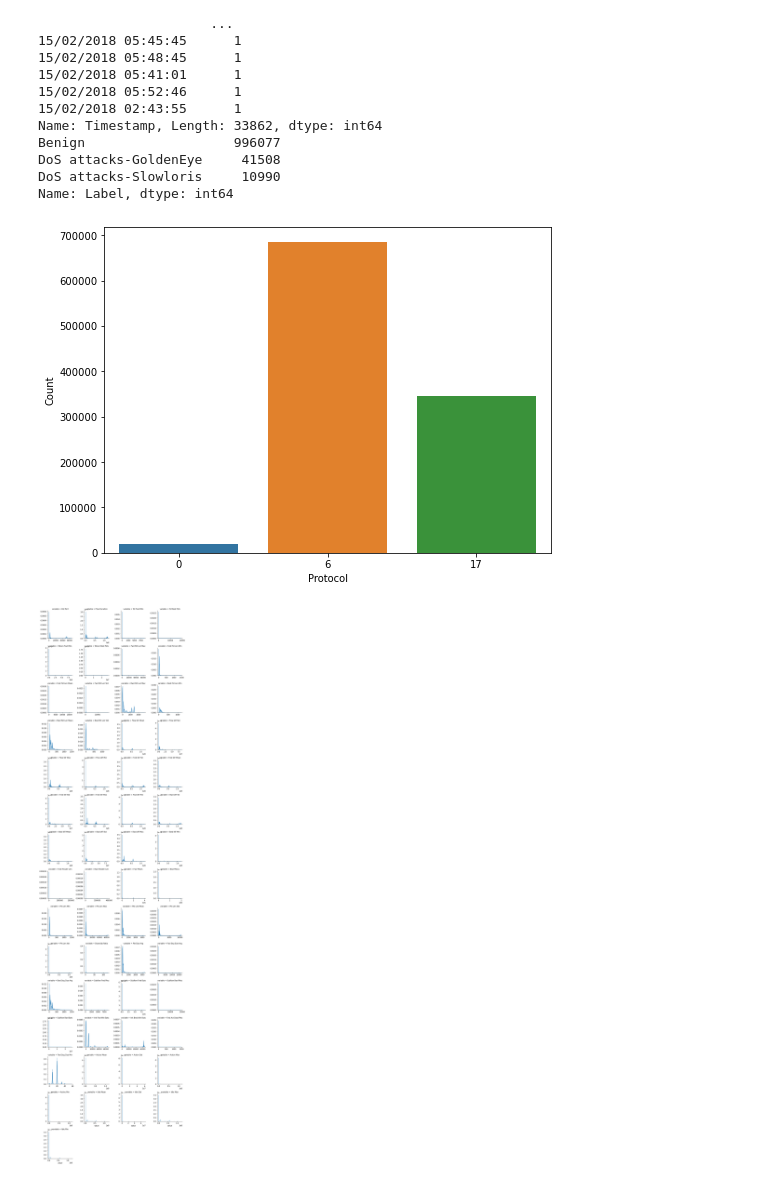
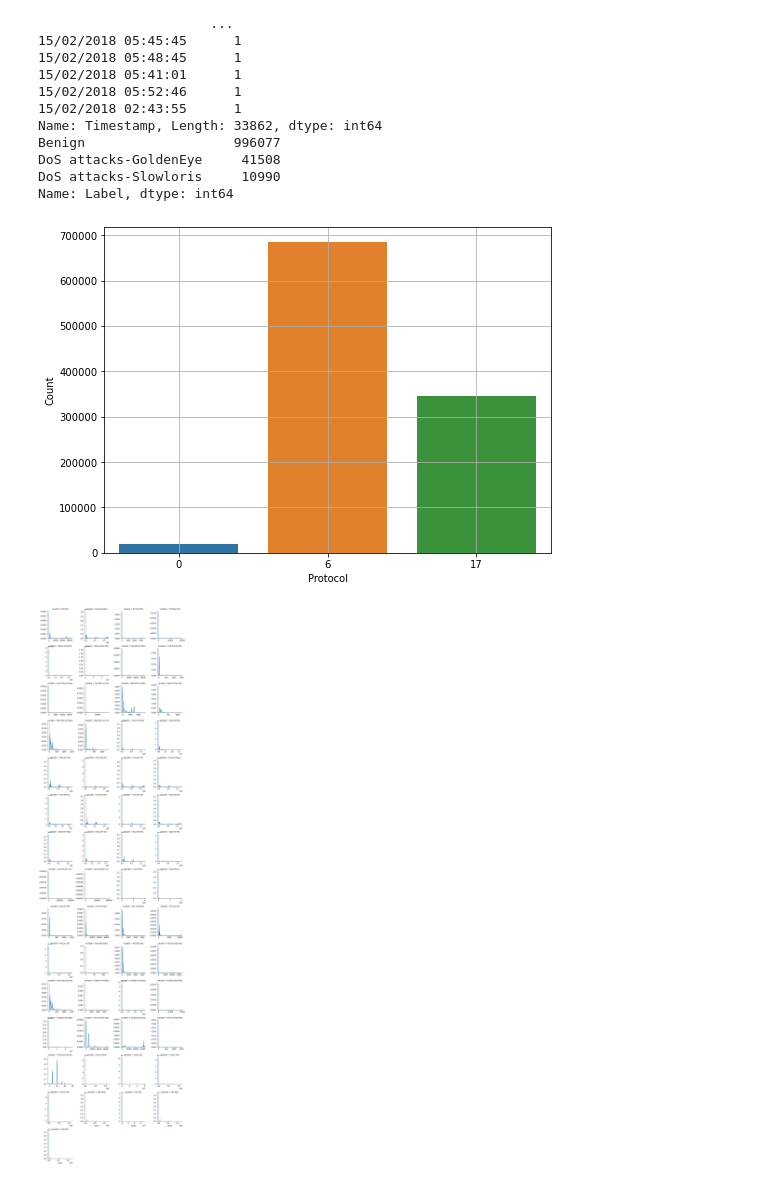
Before and after one commit to Bil369/IDS2018-DDoS-Traffic-Classify, a Jupyter notebook: EDA.ipynb, the cells around one changed output. Cells and saved outputs as stored; diff of their text form; code cells hidden in the pictures.

```diff
--- a/EDA.ipynb
+++ b/EDA.ipynb
@@ -292,13 +292,14 @@ Name: Label, dtype: int64
 # %%
 plt.figure(figsize=(8, 6))
 sns.barplot(data['Protocol'].value_counts(dropna=False).keys(),
             data['Protocol'].value_counts(dropna=False))
 plt.xlabel('Protocol')
 plt.ylabel('Count')
+plt.grid()
 plt.savefig('./pics/protocol_value_counts.png', bbox_inches='tight')
 plt.show()
 # %% [output]
-[figure, old version]
+[figure, new version]
 # %%
 f = pd.melt(data, value_vars=[fea for fea in numerical_serial_fea if fea not in ['Flow Byts/s', 'Flow Pkts/s']])
 g = sns.FacetGrid(f, col="variable", col_wrap=4, sharex=False, sharey=False) # col_wrap设置一行有几列
```
Also changed, not shown: parts of 1 cell of this notebook, 12 other files.
